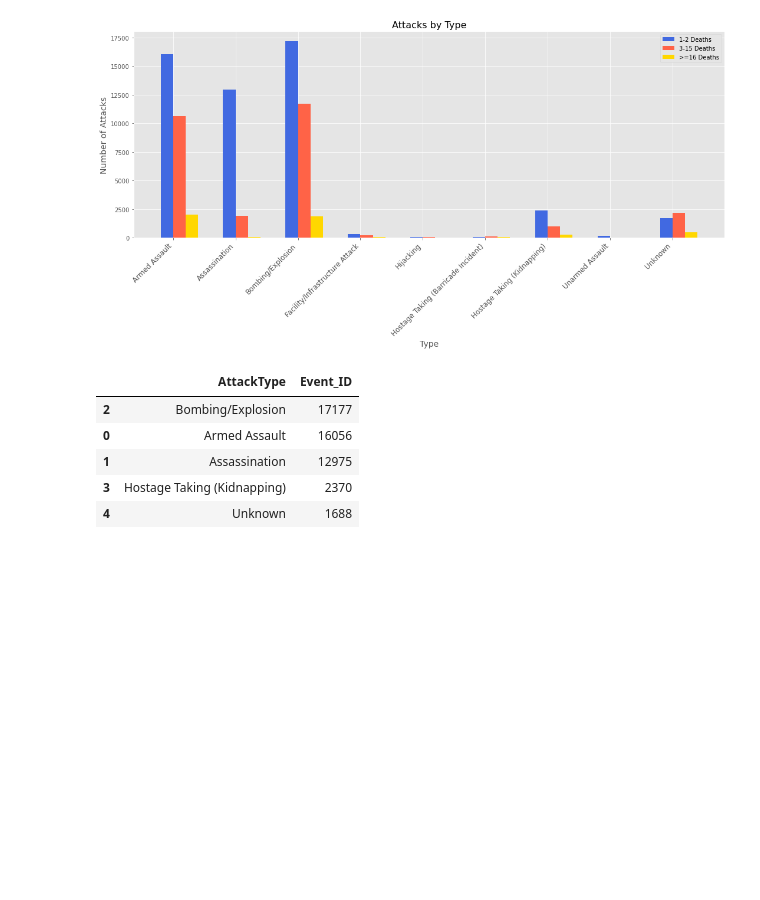
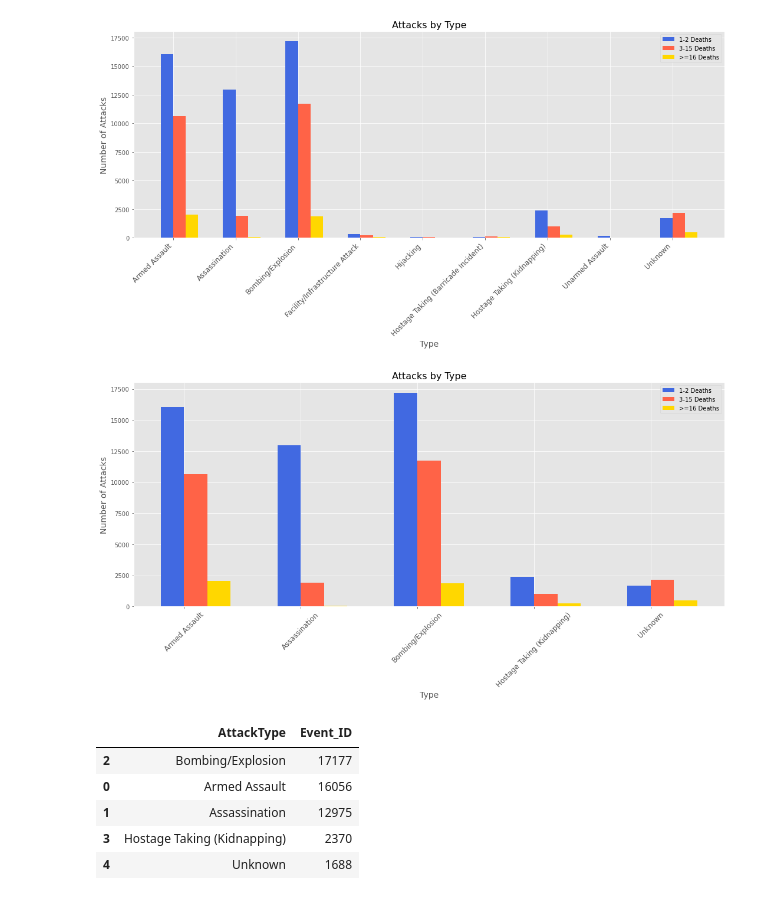
Before and after one commit to gverploeg/Terrorism_Capstone, a Jupyter notebook: notebooks/data_sort_pandas.ipynb, the cells around one changed output. Saved outputs shown, nothing was run; the diff lists cells and outputs as text; code cells hidden in the pictures; blank space fills up the shorter version.

```diff
--- a/notebooks/data_sort_pandas.ipynb
+++ b/notebooks/data_sort_pandas.ipynb
@@ -733,6 +733,51 @@ ax.legend()
 fig.tight_layout();
 # %% [output]
 [figure]
+# %%
+age__12 = terror[(terror['Fatalities'] >= 1) & (terror['Fatalities'] <=2)]
+
+age__315 = terror[(terror['Fatalities'] >= 3) & (terror['Fatalities'] <=15)]
+
+age__16 = terror[(terror['Fatalities'] >= 16)]
+# %%
+type_drops = ['Unarmed Assault', 'Hostage Taking (Barricade Incident)', 'Hijacking', 'Facility/Infrastructure Attack']
+
+type__12 = age__12.groupby('AttackType')['Event_ID'].count().to_frame().drop(type_drops).reset_index()
+# type__12['Order'] = [2,3,1,4,5]
+# type__12 = type__12.sort_values('Order')
+
+type__315 = age__315.groupby('AttackType')['Event_ID'].count().to_frame().drop(type_drops).reset_index()
+# type__315['Order'] = [2,3,1,4,5]
+# type__315 =type__315.sort_values('Order')
+
+type__16 = age__16.groupby('AttackType')['Event_ID'].count().to_frame().drop(type_drops).reset_index()
+# %%
+
+
+import numpy as np
+import matplotlib.pyplot as plt
+plt.style.use('ggplot')
+fig, ax = plt.subplots(1, figsize=(15, 8))
+bar_width = 0.2
+x1 = type__12.iloc[:,0]
+x2 = type__315.iloc[:, 0]
+x3 = type__16.index
+y1 = type__12.iloc[:,1]
+y2 = type__315.iloc[:,1]
+y3 = type__16.iloc[:,1]
+ax.bar(x1, y1, color='royalblue', width=-bar_width, align='edge', label='1-2 Deaths')
+ax.bar(x2, y2, color='tomato', width=bar_width, align='edge', label='3-15 Deaths')
+ax.bar(x3+.2, y3, color='gold', width=bar_width, align='edge', label='>=16 Deaths')
+
+ax.set_xlabel("Type", fontsize=14)
+plt.xticks(rotation=45, fontsize=12, horizontalalignment='center')
+ax.set_ylabel("Number of Attacks", fontsize=14)
+ax.set_title("Attacks by Type", fontsize=16)
+# ax.set_ylim(8000,10000)
+ax.legend()
+fig.tight_layout();
+# %% [output]
+[figure, added]
 # %%
 type_1_2_ = age_1__2.groupby('AttackType')['Event_ID'].count().to_frame().drop(type_drops).reset_index().sort_values('Event_ID', ascending=False)
 type_1_2_.head()
```
Also changed, not shown: parts of 3 cells of this notebook, 8 other files.
